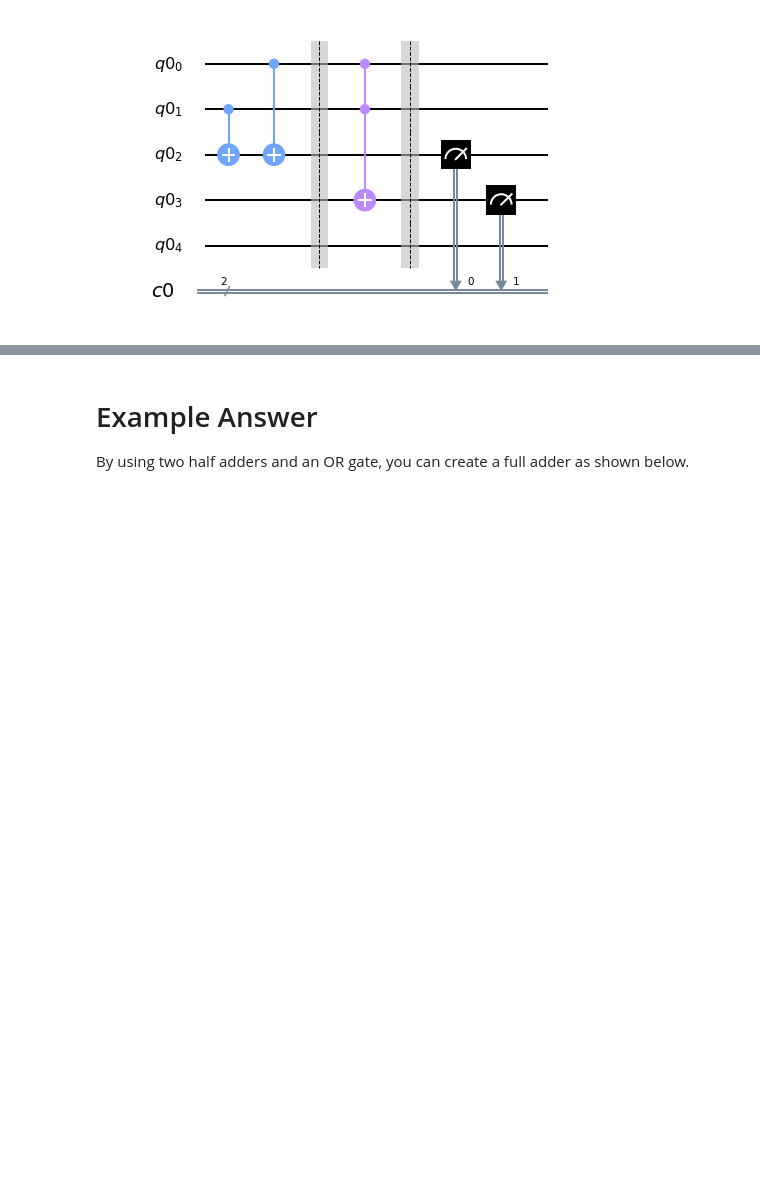
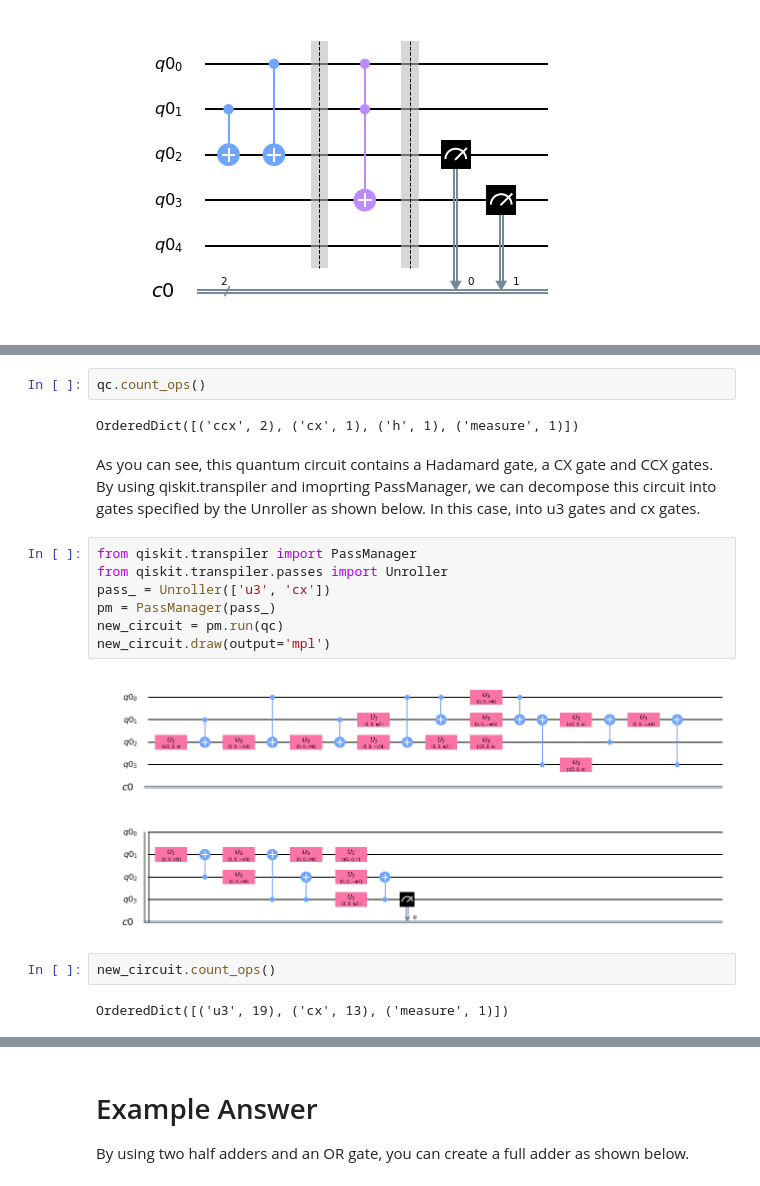
Before and after one commit to quantum-challenge/2019, a Jupyter notebook: problems/week1/week1_en.ipynb, the cells around one changed output, grey strips where cells are left out. Drawn from its saved outputs; the diff is of its cells as text; blank space fills up the shorter version.

Commit message:
updated unroller section

```diff
--- a/problems/week1/week1_en.ipynb
+++ b/problems/week1/week1_en.ipynb
@@ -333,0 +367,19 @@ Example output:<br/>
+# %%
+qc.count_ops()
+# %% [output]
+OrderedDict([('ccx', 2), ('cx', 1), ('h', 1), ('measure', 1)])
+# %% [markdown]
+As you can see, this quantum circuit contains a Hadamard gate, a CX gate and CCX gates. By using qiskit.transpiler and imoprting PassManager, we can decompose this circuit into gates specified by the Unroller as shown below. In this case, into u3 gates and cx gates.
+# %%
+from qiskit.transpiler import PassManager
+from qiskit.transpiler.passes import Unroller
+pass_ = Unroller(['u3', 'cx'])
+pm = PassManager(pass_)
+new_circuit = pm.run(qc)
+new_circuit.draw(output='mpl')
+# %% [output]
+[figure, added]
+# %%
+new_circuit.count_ops()
+# %% [output]
+OrderedDict([('u3', 19), ('cx', 13), ('measure', 1)])
```
Also changed, not shown: parts of 17 cells of this notebook.
